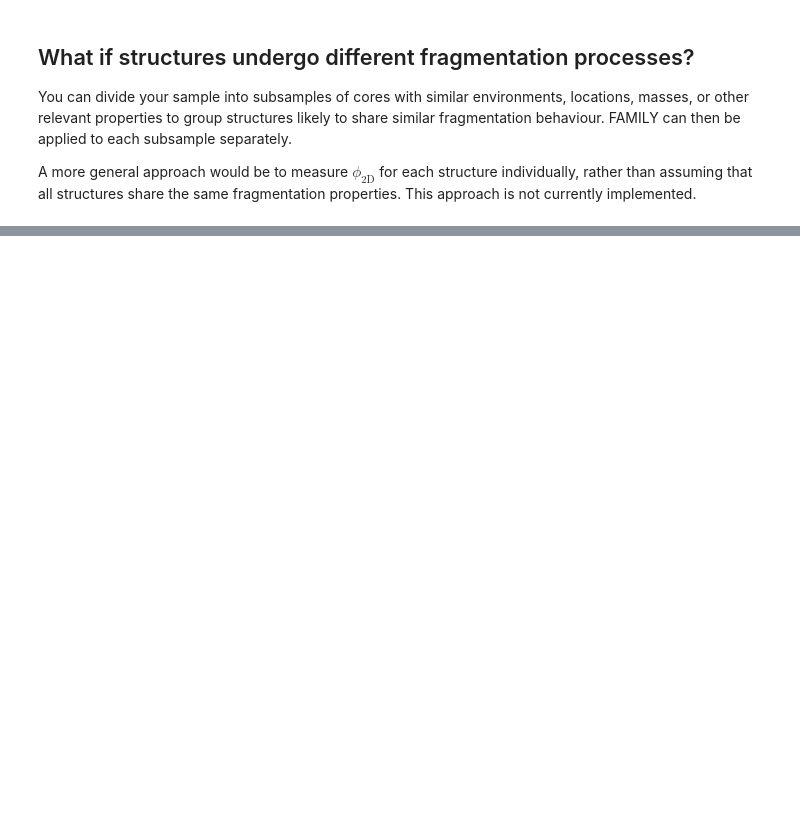
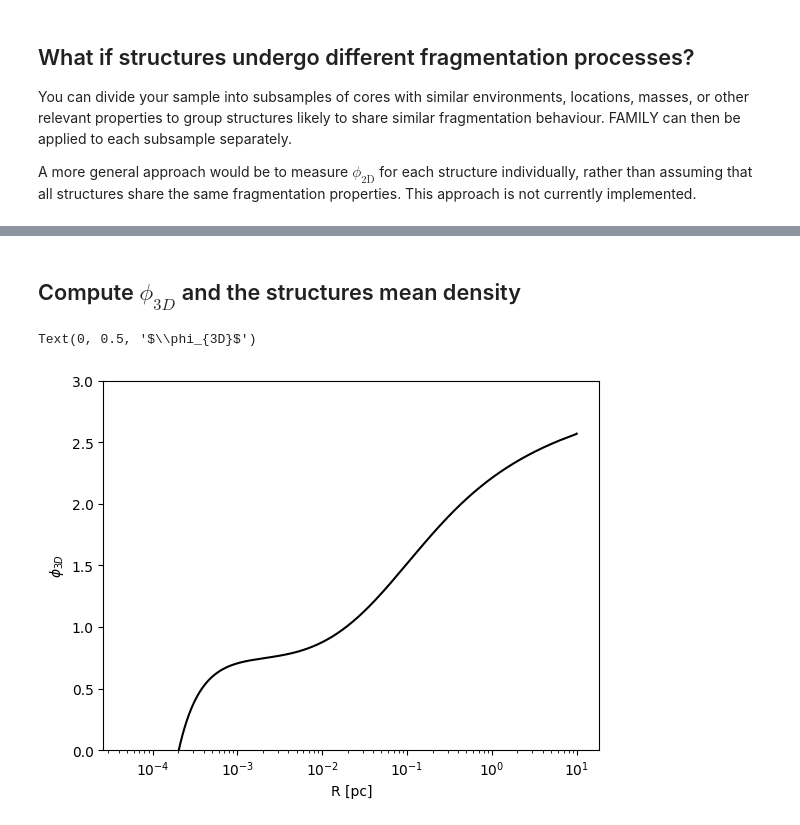
Before and after one commit to ThomassonB/FAMILY, a Jupyter notebook: Tutorial.ipynb, the cells around one changed output, grey strips where cells are left out. Drawn from its saved outputs; the diff is of its cells as text; code cells hidden in the pictures; blank space fills up the shorter version.

```diff
--- a/Tutorial.ipynb
+++ b/Tutorial.ipynb
@@ -398,0 +456,9 @@ Note: this is basically what physics is. Formulating a model and testing it agai
+# %%
+from model import semianalytical as model
+
+Ro = 10 #* CONVERSION.au_to_pc
+Mo = 1e4  #Msol
+CI = (1, model.mean_density(Ro, Mo)) #initial conditions
+
+Rfin = 10 * model.CONVERSION.au_to_pc #smallest scale to go in pc
+R = np.logspace(np.log10(Ro), np.log10(Rfin), 10_000, endpoint=True)
@@ -398,0 +484,27 @@ Note: this is basically what physics is. Formulating a model and testing it agai
+# %%
+xi = model.MassTransferRate(name='constant', ksi0 = 0) #mass transfer rate
+TurbCascade = model.TurbulentCascade(name='scale-free', Vo = 1000, eta = 0.38)
+EOS = model.EquationOfState(name='adiabatic', temperature=10)
+
+args = (xi, TurbCascade, EOS)  # xi, TurbCascade, EOS
+# %% [markdown]
+## Compute $\phi_{3D}$ and the structures mean density
+# %%
+import matplotlib.pyplot as plt
+%matplotlib inline
+
+vadd = 0
+phi, density = model.solve_fragODE(CI, R, *args, filling_factor = -3, additional_support=vadd)
+
+# you can compute the mass
+mass = model.get_mass(Mo, R, phi, xi.get_xi(R))
+
+# plot phi(R)
+plt.plot(R, phi, "-k")
+plt.xscale('log')
+plt.ylim([0, 3])
+plt.xlabel("R [pc]")
+plt.ylabel("$\\phi_{3D}$")
+# %% [output]
+Text(0, 0.5, '$\\phi_{3D}$')
+[figure, added]
```
Also changed, not shown: parts of 17 cells of this notebook, 10 other files.
